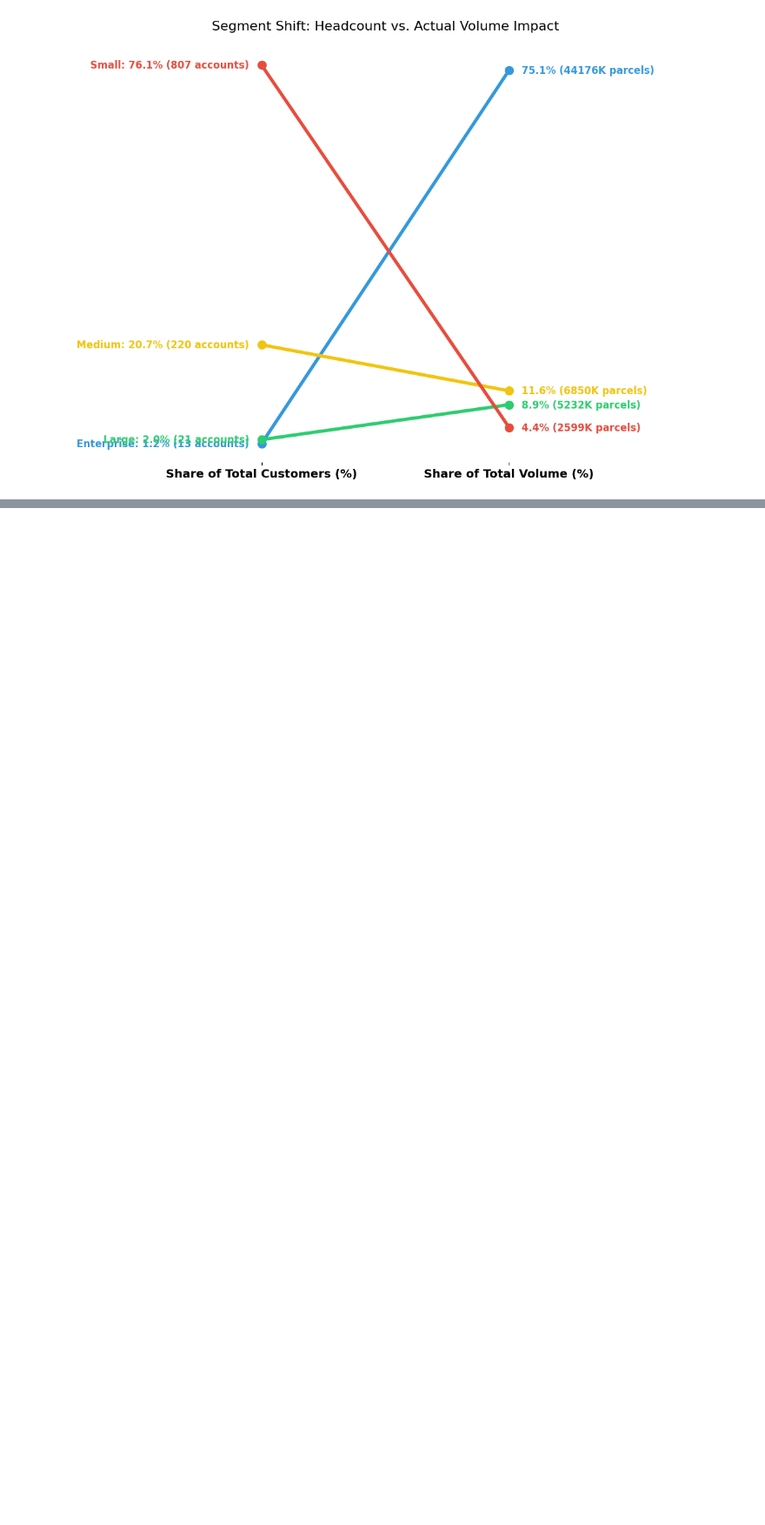
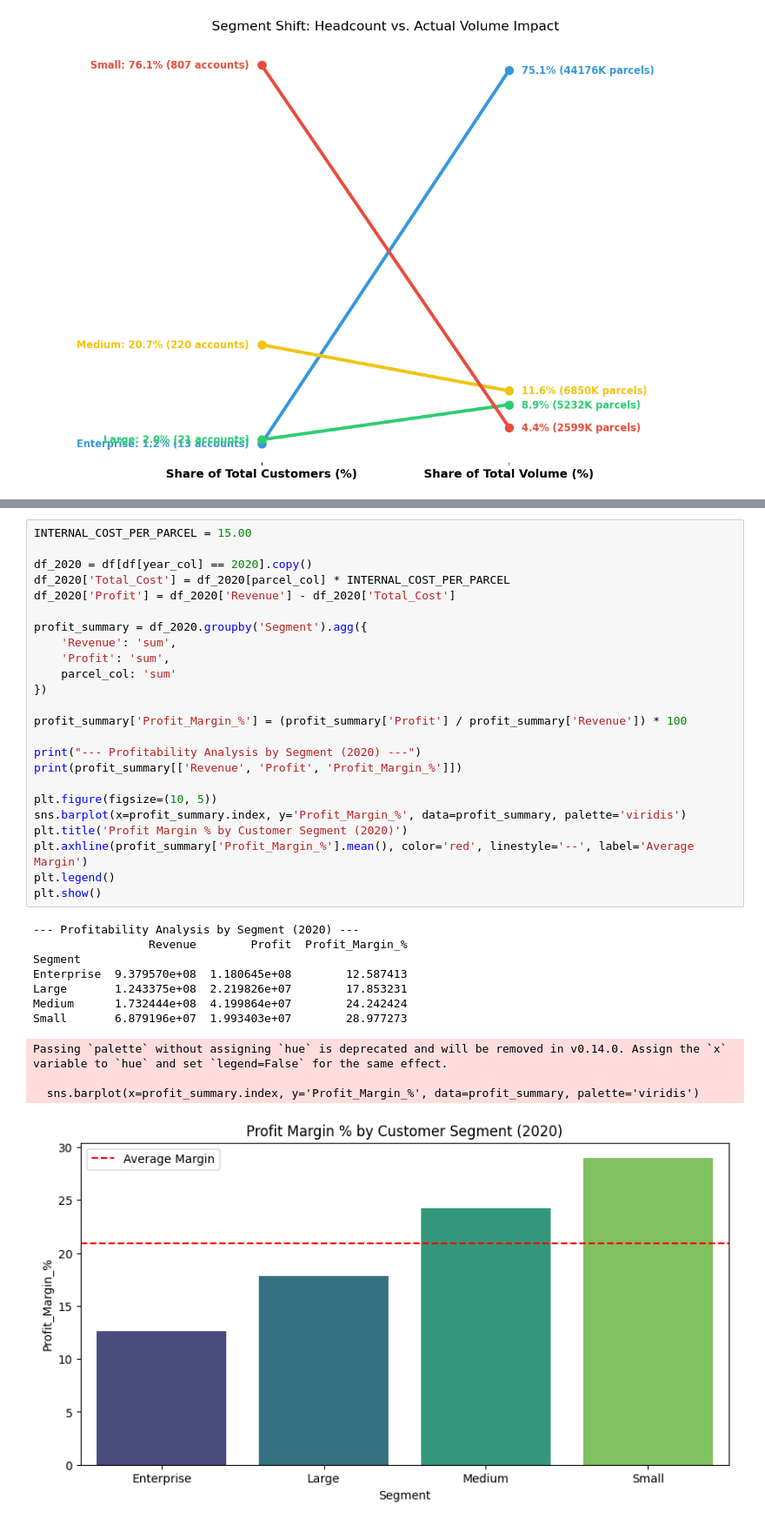
Before and after one commit to Ayman-Karovadiya-000590531/COMP-603-Final-Project, a Jupyter notebook: EXTRA_Analysis.ipynb, the cells around one changed output, grey strips where cells are left out. Shown at 87% size. Cells and saved outputs as stored; diff of their text form; blank space fills up the shorter version.

Commit message:
Final Extra Analysis

```diff
--- a/EXTRA_Analysis.ipynb
+++ b/EXTRA_Analysis.ipynb
@@ -629,0 +633,36 @@ plt.close()
+# %%
+INTERNAL_COST_PER_PARCEL = 15.00
+
+df_2020 = df[df[year_col] == 2020].copy()
+df_2020['Total_Cost'] = df_2020[parcel_col] * INTERNAL_COST_PER_PARCEL
+df_2020['Profit'] = df_2020['Revenue'] - df_2020['Total_Cost']
+
+profit_summary = df_2020.groupby('Segment').agg({
+    'Revenue': 'sum',
+    'Profit': 'sum',
+    parcel_col: 'sum'
+})
+
+profit_summary['Profit_Margin_%'] = (profit_summary['Profit'] / profit_summary['Revenue']) * 100
+
+print("--- Profitability Analysis by Segment (2020) ---")
+print(profit_summary[['Revenue', 'Profit', 'Profit_Margin_%']])
+
+plt.figure(figsize=(10, 5))
+sns.barplot(x=profit_summary.index, y='Profit_Margin_%', data=profit_summary, palette='viridis')
+plt.title('Profit Margin % by Customer Segment (2020)')
+plt.axhline(profit_summary['Profit_Margin_%'].mean(), color='red', linestyle='--', label='Average Margin')
+plt.legend()
+plt.show()
+# %% [output]
+--- Profitability Analysis by Segment (2020) ---
+                 Revenue        Profit  Profit_Margin_%
+Segment
+Enterprise  9.379570e+08  1.180645e+08        12.587413
+Large       1.243375e+08  2.219826e+07        17.853231
+Medium      1.732444e+08  4.199864e+07        24.242424
+Small       6.879196e+07  1.993403e+07        28.977273
+Passing `palette` without assigning `hue` is deprecated and will be removed in v0.14.0. Assign the `x` variable to `hue` and set `legend=False` for the same effect.
+
+  sns.barplot(x=profit_summary.index, y='Profit_Margin_%', data=profit_summary, palette='viridis')
+[figure, added]
```
Also changed, not shown: parts of 7 cells of this notebook.
